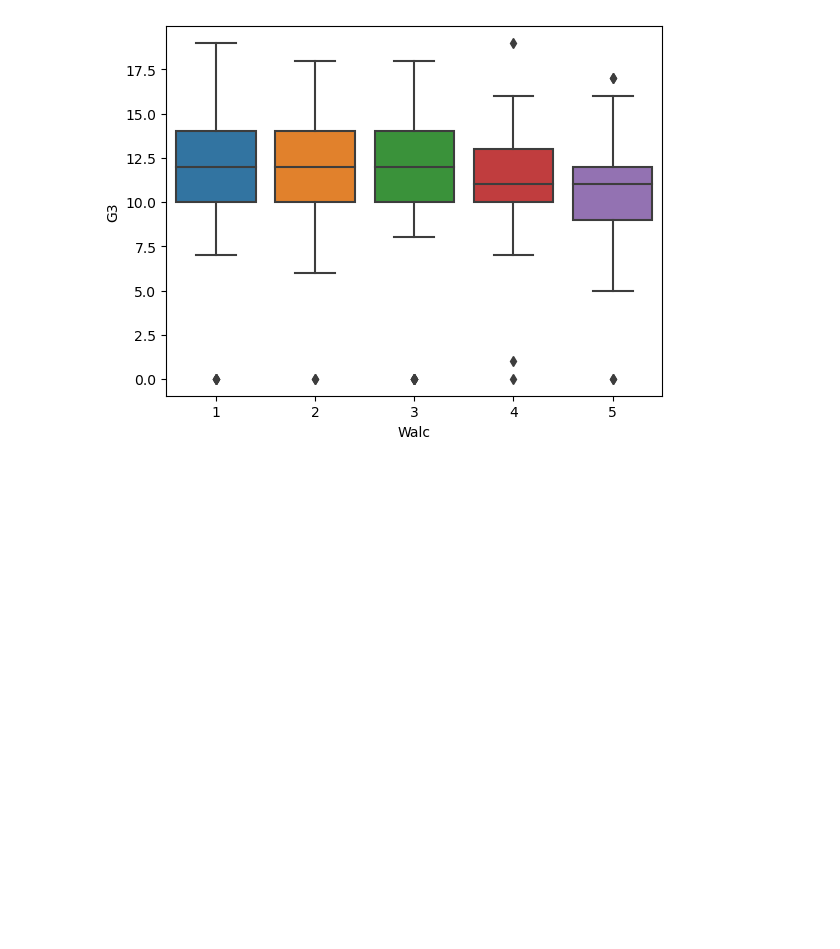
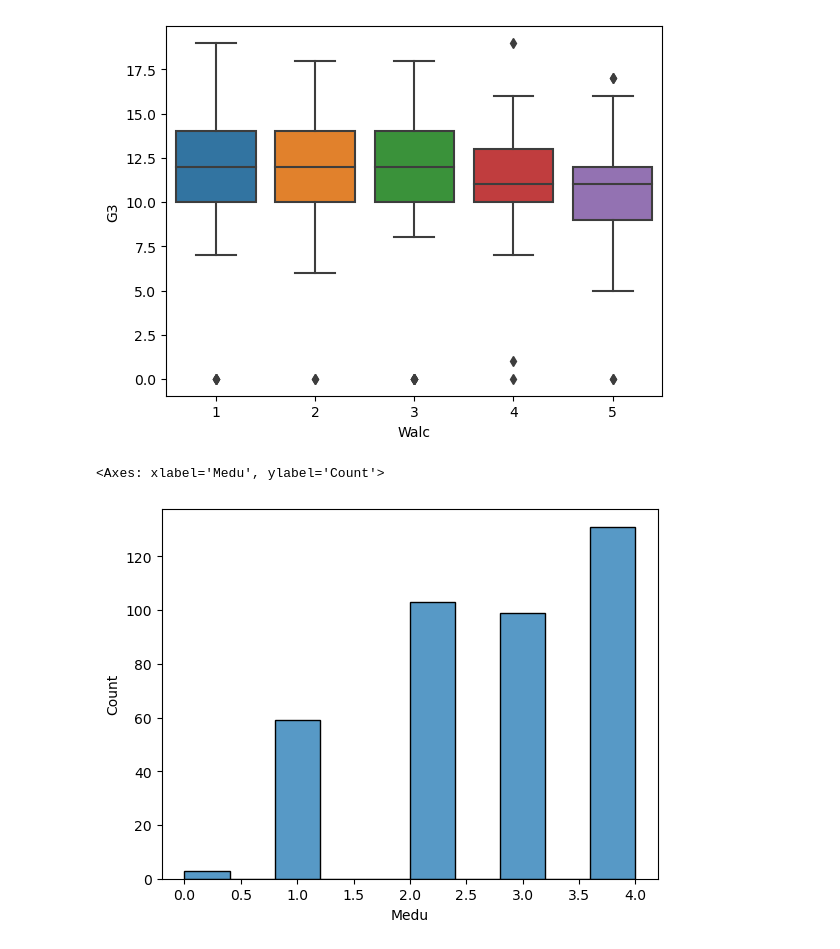
Before and after one commit to cshields164/end-of-phase1-project, a Jupyter notebook: code/01explore.ipynb, the cells around one changed output. Cells and saved outputs as stored; diff of their text form; code cells hidden in the pictures; blank space fills up the shorter version.

```diff
--- a/code/01explore.ipynb
+++ b/code/01explore.ipynb
@@ -347,0 +350,6 @@ sns.boxplot(data=df_p, y ='G3', x = 'Walc')
+# %%
+# plot a seaborn histogram for "Mothers education" column in the df_m dataframe
+sns.histplot(data=df_m, x ='Medu')
+# %% [output]
+<Axes: xlabel='Medu', ylabel='Count'>
+[figure, added]
```
Also changed, not shown: parts of 24 cells of this notebook.
